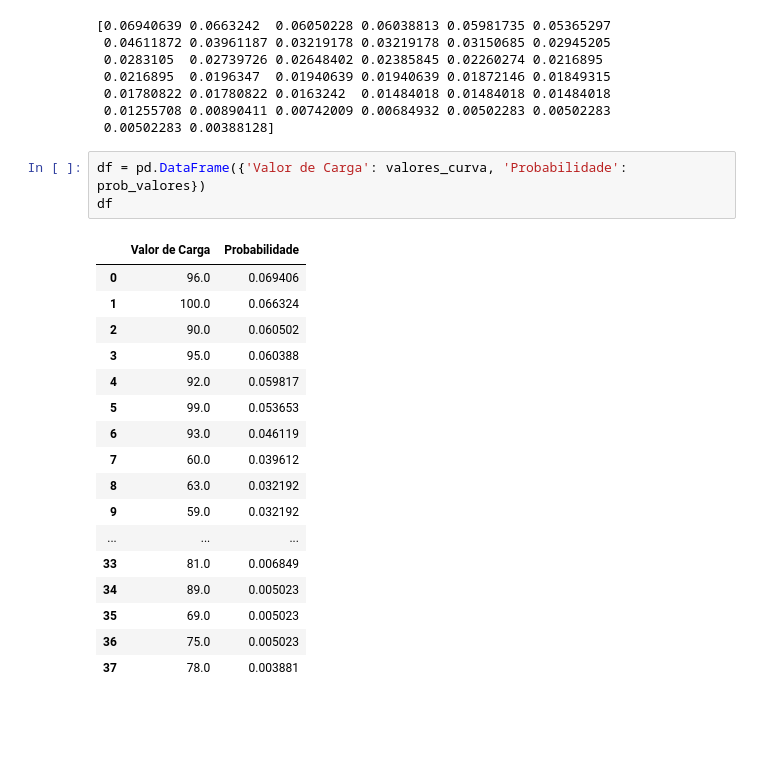
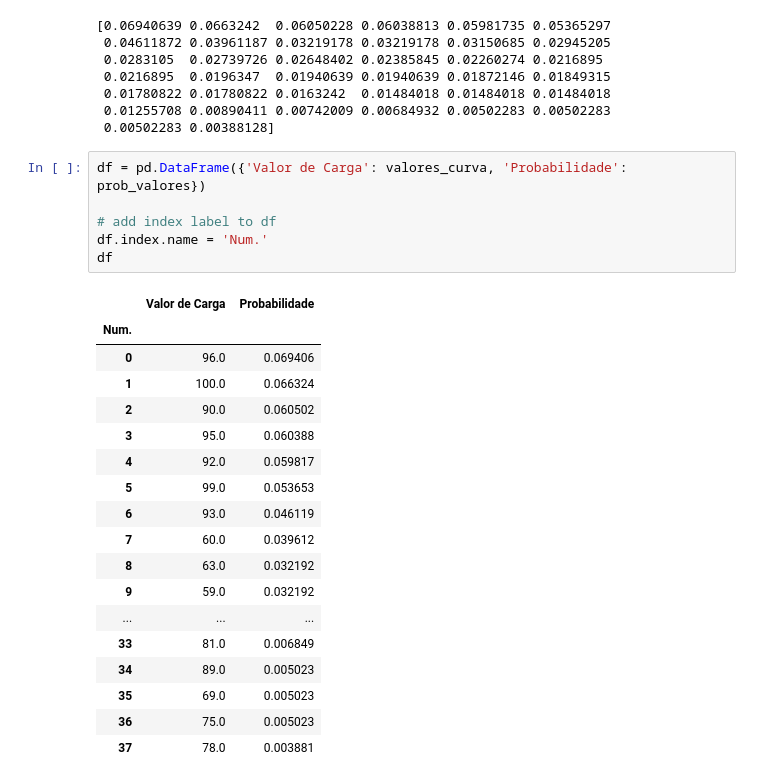
Before and after one commit to eduardomloureiro/Trabalho1_Confiabilidade, a Jupyter notebook: ler_curva.ipynb, the cells around one changed output. Cells and saved outputs as stored; diff of their text form; blank space fills up the shorter version.

```diff
--- a/ler_curva.ipynb
+++ b/ler_curva.ipynb
@@ -150,9 +167,13 @@ print(prob_valores)
  0.00502283 0.00388128]
 # %%
 df = pd.DataFrame({'Valor de Carga': valores_curva, 'Probabilidade': prob_valores})
+
+# add index label to df
+df.index.name = 'Num.'
 df
 # %% [output]
 |  | Valor de Carga | Probabilidade |
+| Num. |  |  |
 | 0 | 96.0 | 0.069406 |
 | 1 | 100.0 | 0.066324 |
 | 2 | 90.0 | 0.060502 |
```
Also changed, not shown: parts of 7 cells of this notebook.
